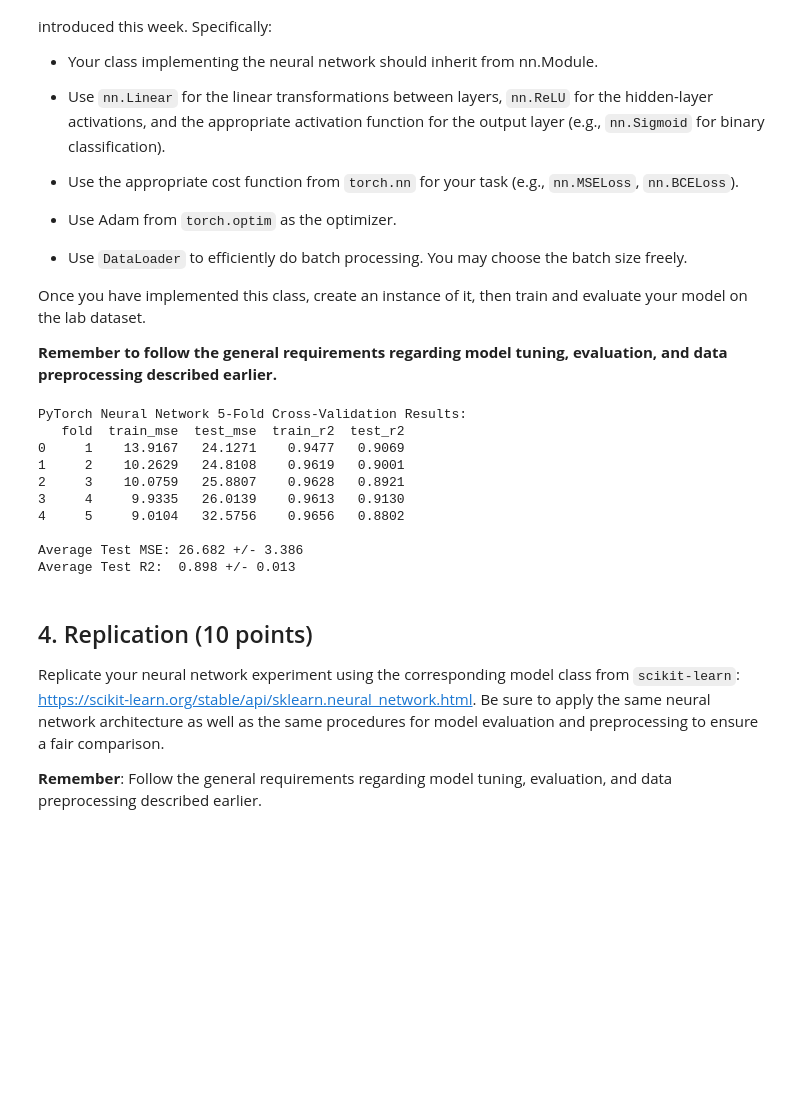
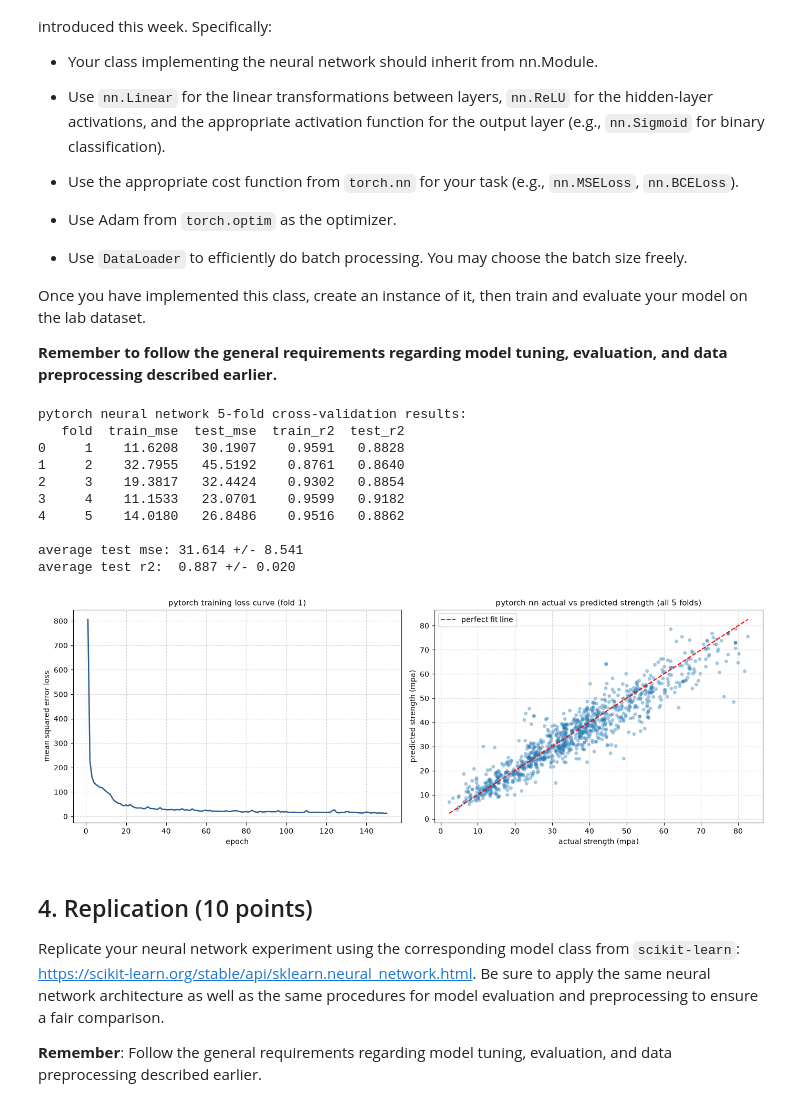
Before and after one commit to saejin-moon/ds4021, a Jupyter notebook: lab5.ipynb, the cells around one changed output. Drawn from its saved outputs; the diff is of its cells as text; code cells hidden in the pictures; blank space fills up the shorter version.

```diff
--- a/lab5.ipynb
+++ b/lab5.ipynb
@@ -167,9 +214,9 @@ from sklearn.model_selection import KFold
 from sklearn.preprocessing import StandardScaler
 from sklearn.metrics import mean_squared_error, r2_score
 
-# Neural network architecture inheriting from nn.Module
+# neural network architecture inheriting from nn.module
 class ConcreteNN(nn.Module):
-    def __init__(self, in_features=8, hidden_units=16):
+    def __init__(self, in_features=8, hidden_units=64):
         super().__init__()
         self.network = nn.Sequential(
             nn.Linear(in_features, hidden_units),
@@ -185,15 +232,20 @@ class ConcreteNN(nn.Module):
 X_all = df[feature_cols].values
 y_all = df[target_col].values
 
-kf = KFold(n_splits=5, shuffle=True, random_state=123)
+kf = KFold(n_splits=5, shuffle=True, random_state=42)
 
 fold_metrics_pt = []
-epochs = 200
-batch_size = 16
+epochs = 150
+batch_size = 32
 learning_rate = 0.01
+
+all_pt_actuals = []
+all_pt_preds = []
+sample_loss_history = []
 
 for fold_idx, (train_idx, test_idx) in enumerate(kf.split(X_all), start=1):
     scaler = StandardScaler()
+    # scale features inside the fold loop to avoid data leakage
     X_train_scaled = scaler.fit_transform(X_all[train_idx])
     X_test_scaled = scaler.transform(X_all[test_idx])
     y_train = y_all[train_idx]
@@ -205,49 +257,84 @@ for fold_idx, (train_idx, test_idx) in enumerate(kf.split(X_all), start=1):
     )
     train_loader = DataLoader(train_ds, batch_size=batch_size, shuffle=True)
 
-    torch.manual_seed(1234)
+    torch.manual_seed(42 + fold_idx)
     model = ConcreteNN(in_features=8, hidden_units=64)
     optimizer = torch.optim.Adam(model.parameters(), lr=learning_rate)
     criterion = nn.MSELoss()
 
     model.train()
+    fold_loss_curve = []
     for epoch in range(epochs):
+        epoch_loss = 0.0
         for xb, yb in train_loader:
             pred = model(xb)
             loss = criterion(pred, yb)
             optimizer.zero_grad()
             loss.backward()
             optimizer.step()
+            epoch_loss += loss.item() * len(xb)
+        fold_loss_curve.append(epoch_loss / len(train_idx))
+
+    if fold_idx == 1:
+        sample_loss_history = fold_loss_curve
 
     model.eval()
     with torch.no_grad():
         preds_train = model(torch.tensor(X_train_scaled, dtype=torch.float32)).squeeze().numpy()
         preds_test = model(torch.tensor(X_test_scaled, dtype=torch.float32)).squeeze().numpy()
+
+    all_pt_actuals.extend(y_test)
+    all_pt_preds.extend(preds_test)
 
     fold_metrics_pt.append({
         "fold": fold_idx,
         "train_mse": mean_squared_error(y_train, preds_train),
         "test_mse": mean_squared_error(y_test, preds_test),
         "train_r2": r2_score(y_train, preds_train),
         "test_r2": r2_score(y_test, preds_test),
     })
 
 pt_results_df = pd.DataFrame(fold_metrics_pt)
-print("PyTorch Neural Network 5-Fold Cross-Validation Results:")
+print("pytorch neural network 5-fold cross-validation results:")
 print(pt_results_df.round(4))
-print(f"\nAverage Test MSE: {pt_results_df['test_mse'].mean():.3f} +/- {pt_results_df['test_mse'].std():.3f}")
-print(f"Average Test R2:  {pt_results_df['test_r2'].mean():.3f} +/- {pt_results_df['test_r2'].std():.3f}")
+print(f"\naverage test mse: {pt_results_df['test_mse'].mean():.3f} +/- {pt_results_df['test_mse'].std():.3f}")
+print(f"average test r2:  {pt_results_df['test_r2'].mean():.3f} +/- {pt_results_df['test_r2'].std():.3f}")
+
+# visualize training loss curve and actual vs predicted values
+fig_pt, axes_pt = plt.subplots(1, 2, figsize=(14, 5))
+
+axes_pt[0].plot(range(1, epochs + 1), sample_loss_history, color="#2b5c8f", linewidth=1.8)
+axes_pt[0].set_title("pytorch training loss curve (fold 1)", fontsize=11)
+axes_pt[0].set_xlabel("epoch")
+axes_pt[0].set_ylabel("mean squared error loss")
+axes_pt[0].grid(True, linestyle="--", alpha=0.5)
+
+all_pt_actuals = np.array(all_pt_actuals)
+all_pt_preds = np.array(all_pt_preds)
+axes_pt[1].scatter(all_pt_actuals, all_pt_preds, alpha=0.4, color="#1f77b4", s=25, edgecolors="none")
+min_val = min(all_pt_actuals.min(), all_pt_preds.min())
+max_val = max(all_pt_actuals.max(), all_pt_preds.max())
+axes_pt[1].plot([min_val, max_val], [min_val, max_val], color="red", linestyle="--", linewidth=1.5, label="perfect fit line")
+axes_pt[1].set_title("pytorch nn actual vs predicted strength (all 5 folds)", fontsize=11)
+axes_pt[1].set_xlabel("actual strength (mpa)")
+axes_pt[1].set_ylabel("predicted strength (mpa)")
+axes_pt[1].legend()
+axes_pt[1].grid(True, linestyle="--", alpha=0.5)
+
+plt.tight_layout()
+plt.show()
 # %% [output]
-PyTorch Neural Network 5-Fold Cross-Validation Results:
+pytorch neural network 5-fold cross-validation results:
    fold  train_mse  test_mse  train_r2  test_r2
-0     1    13.9167   24.1271    0.9477   0.9069
-1     2    10.2629   24.8108    0.9619   0.9001
-2     3    10.0759   25.8807    0.9628   0.8921
-3     4     9.9335   26.0139    0.9613   0.9130
-4     5     9.0104   32.5756    0.9656   0.8802
+0     1    11.6208   30.1907    0.9591   0.8828
+1     2    32.7955   45.5192    0.8761   0.8640
+2     3    19.3817   32.4424    0.9302   0.8854
+3     4    11.1533   23.0701    0.9599   0.9182
+4     5    14.0180   26.8486    0.9516   0.8862
 
-Average Test MSE: 26.682 +/- 3.386
-Average Test R2:  0.898 +/- 0.013
+average test mse: 31.614 +/- 8.541
+average test r2:  0.887 +/- 0.020
+[figure, added]
 # %% [markdown]
 ## 4. Replication (10 points)
 
```
Also changed, not shown: parts of 5 cells of this notebook.
